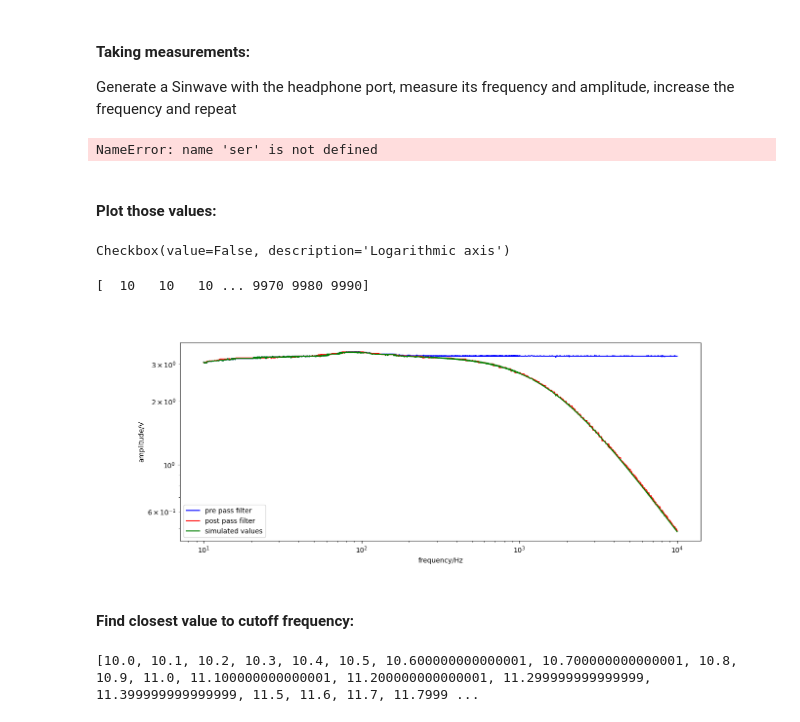
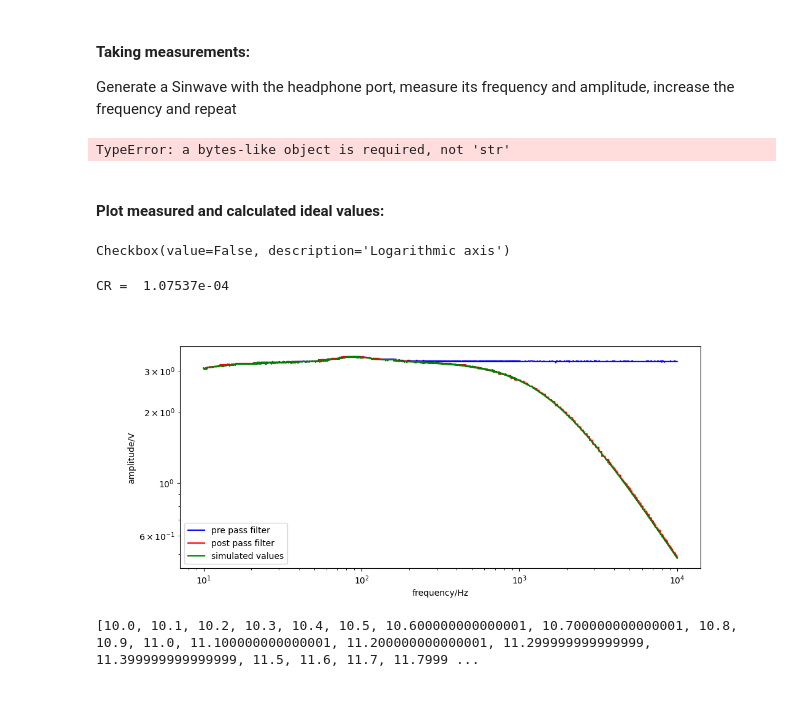
Before and after one commit to benefrasch/Physik-Passfilter-Analyse, a Jupyter notebook: Physik Passfilter Analyse.ipynb, the cells around one changed output. Saved outputs shown, nothing was run; the diff lists cells and outputs as text; code cells hidden in the pictures.

```diff
--- a/Physik Passfilter Analyse.ipynb
+++ b/Physik Passfilter Analyse.ipynb
@@ -28,7 +28,7 @@ import matplotlib.pyplot as plt
 # %% [markdown]
 #### Settings:
 # %%
-steps = 1 #steps per nE (10 would equal 100 steps between 10 and 100)
+steps = 2 #steps per nE (10 would equal 100 steps between 10 and 100)
 x= []
 for exp in range(1,4):
     for fac in range(steps,steps* 10):
@@ -65,7 +66,7 @@ Generate a Sinwave with the headphone port,
 measure its frequency and amplitude,
 increase the frequency and repeat
 # %%
-y1, y2 = np.array([]),np.array([])
+y1, y2 = [],[]
 
 #voltages and frequencies to switch scaling at
 switching_voltages = [0.5,0.2,0.1,0.05,0.02,0.01,0.005,0.002,0.001]
@@ -115,15 +116,15 @@ for frequency in tqdm(x):
 
     #scales voltage for accurate measurements in lower voltages
     if(y2[-1]/6 < switching_voltages[next_voltage_index]):
-        ser.write(f':channel2:scale {"{:.1e}".format(voltages[next_voltage_index])}\n'.encode())
+        ser.write(f':channel2:scale {"{:.1e}".format(switching_voltages[next_voltage_index])}\n'.encode())
         next_voltage_index += 1
         time.sleep(2)
 
 sinewave.stop()
 # %% [output]
-NameError: name 'ser' is not defined
+TypeError: a bytes-like object is required, not 'str'
 # %% [markdown]
-#### Plot those values:
+#### Plot measured and calculated ideal values:
 # %%
 logaxis = widgets.Checkbox(
     description='Logarithmic axis')
@@ -136,39 +137,37 @@ plt.clf()
 #simulated values:
 #percentual difference between voltages for each frequency
 perc_diff = list(map(lambda y1_it, y2_it: y2_it / y1_it, y1, y2))
 #use frequency closest to 70.7% as cutoff frequency
 fc = x[min(range(len(perc_diff)), key = lambda i: abs(perc_diff[i]-0.707))]
 #calculate C*R based on cutoff frequency
 CR = 1/(2*math.pi*fc)
+print("CR = ", "{:.5e}".format(CR))
 ys = y1[-1]/ np.sqrt(1+ (2*math.pi*x * CR)**2)
-print(np.around(x).astype(int))
-ys = y1[np.where(x==x)]/ np.sqrt(1+ (2*math.pi*x * CR)**2)
+ys = np.array(y1)[np.where(x==x)]/ np.sqrt(1+ (2*math.pi*x * CR)**2)
 
 #plot values (measured and simulated)
 plt.plot(x, y1, 'b-', label = "pre pass filter")
 plt.plot(x, y2, 'r-', label = "post pass filter")
 plt.plot(x, ys, 'g-', label = "simulated values")
 
 #prepare plot
 plt.xlabel("frequency/Hz")
 plt.ylabel("amplitude/V")
 plt.legend(loc="lower left")
 
 #use logarithmic or linear axis according to user choice
 if(logaxis.value):
     plt.xscale('log')
     plt.yscale('log')
 else:
     plt.gca().set_xlim([0,x[-1]])
     plt.gca().set_ylim([0,math.ceil(max(y1) * 10)/10]) #y axis from 0 to next decimal
 
 
 plt.show()
 # %% [output]
-[  10   10   10 ... 9970 9980 9990]
+CR =  1.07537e-04
-[figure, old version]
+[figure, new version]
-# %% [markdown]
-#### Find closest value to cutoff frequency:
 # %%
 print(x,",", y1,",", y2)
 # %% [output]
```
Also changed, not shown: parts of 2 cells of this notebook.
